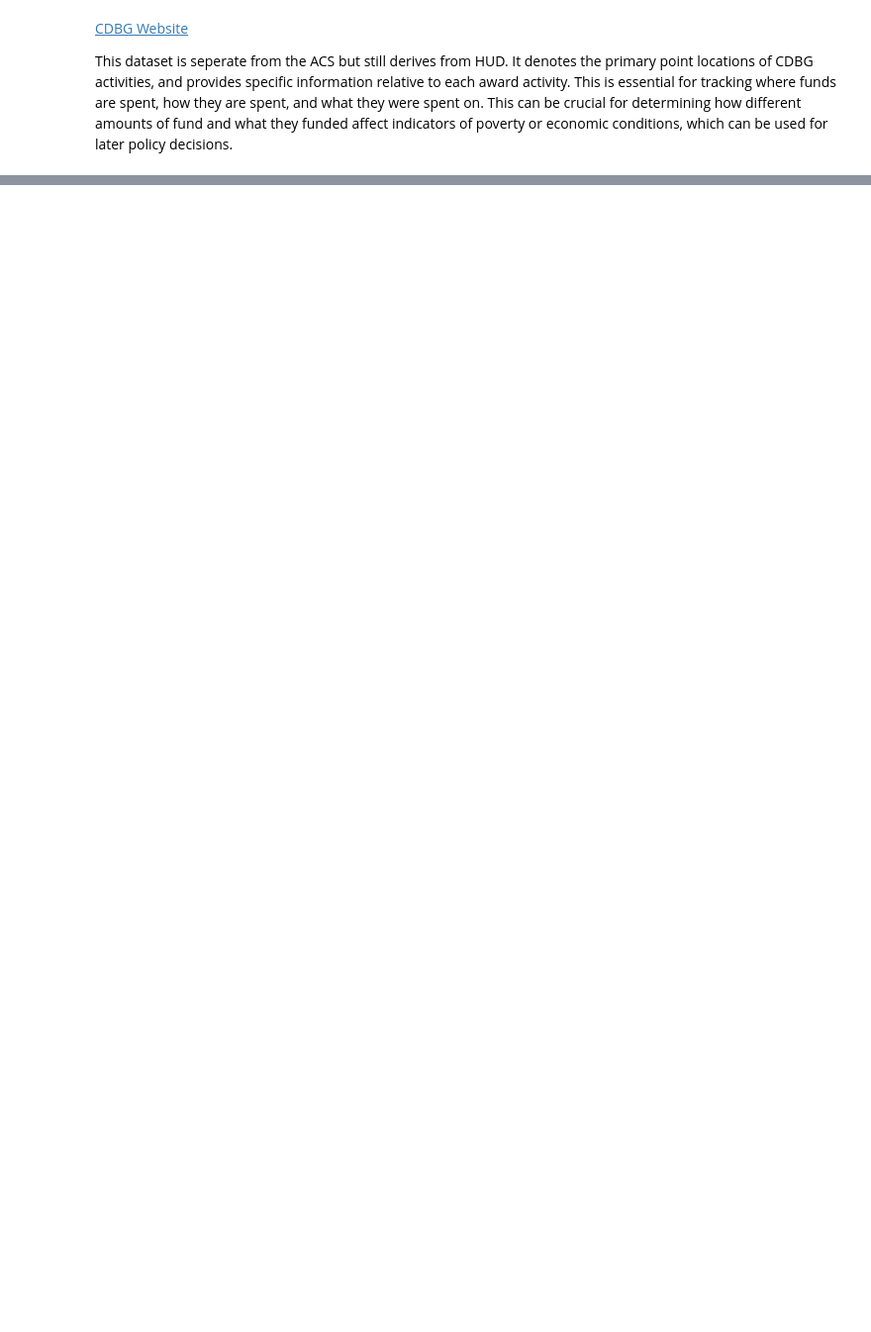
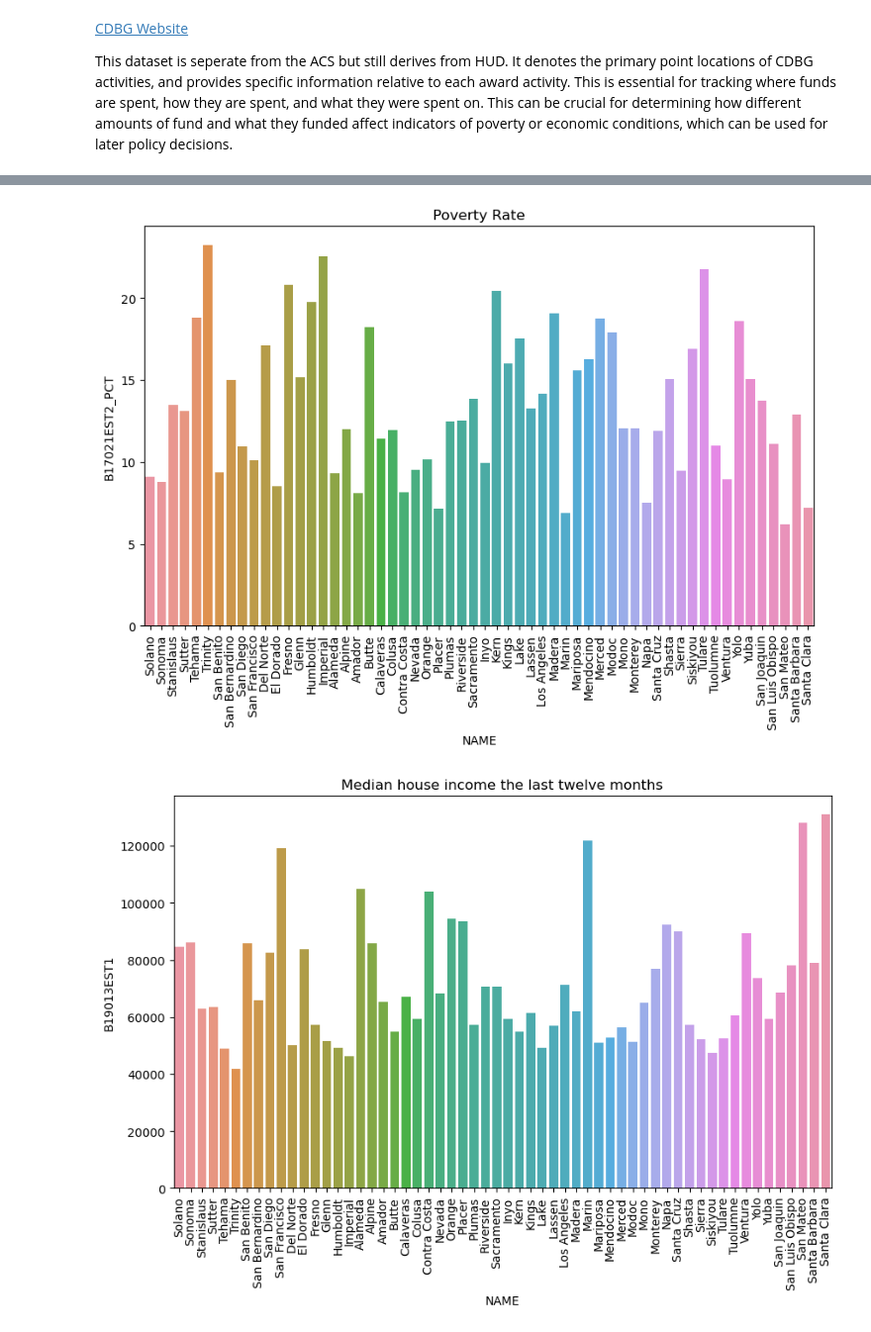
Before and after one commit to dompez/DATA-101-FInal-Project, a Jupyter notebook: Master Notebook.ipynb, the cells around one changed output, grey strips where cells are left out. Shown at 99% size. Cells and saved outputs as stored; diff of their text form; code cells hidden in the pictures; blank space fills up the shorter version.

```diff
--- a/Master Notebook.ipynb
+++ b/Master Notebook.ipynb
@@ -114,0 +282,51 @@ show(df_CDBG)
+# %%
+# Load the data
+df = pd.read_csv('Datasets/Socioeconomic.csv')
+
+mask = df['STATE'] == 6
+df = df[mask]
+
+# Check for missing values
+missing_values = df.isnull().sum()
+
+# Descriptive statistics for numeric columns
+numeric_columns = df.select_dtypes(include=['number']).columns
+descriptive_stats = df[numeric_columns].describe()
+
+# Check correlations
+correlation_matrix = df[numeric_columns].corr()
+
+# Basic visualization of key demographic and housing data
+import matplotlib.pyplot as plt
+import seaborn as sns
+
+# Plot Poverty Rate
+plt.figure(figsize=(10,6))
+sns.barplot(x='NAME', y='B17021EST2_PCT', data=df)
+plt.title('Poverty Rate')
+plt.xticks(rotation=90)
+plt.show()
+
+# Plot Median house income the last twelve months
+plt.figure(figsize=(10,6))
+sns.barplot(x='NAME', y='B19013EST1', data=df)
+plt.title('Median house income the last twelve months')
+plt.xticks(rotation=90)
+plt.show()
+
+# Overall Unemployment rate
+plt.figure(figsize=(10,6))
+sns.barplot(x='NAME', y='B23001_UE_PCT', data=df)
+plt.title('Overall Unemployment rate')
+plt.xticks(rotation=90)
+plt.show()
+
+# Ages 25-64 with at least a highschool education
+plt.figure(figsize=(10,6))
+sns.barplot(x='NAME', y='B23006EST13', data=df)
+plt.title('Ages 25-64 with at least a highschool education')
+plt.xticks(rotation=90)
+plt.show()
+# %% [output]
+[figure, added]
+[figure, added]
```
Also changed, not shown: parts of 34 cells of this notebook, 2 other files.
